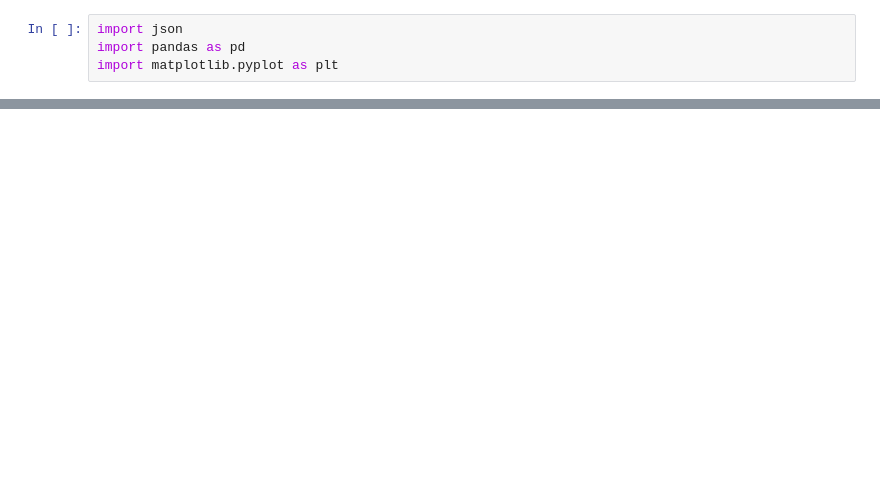
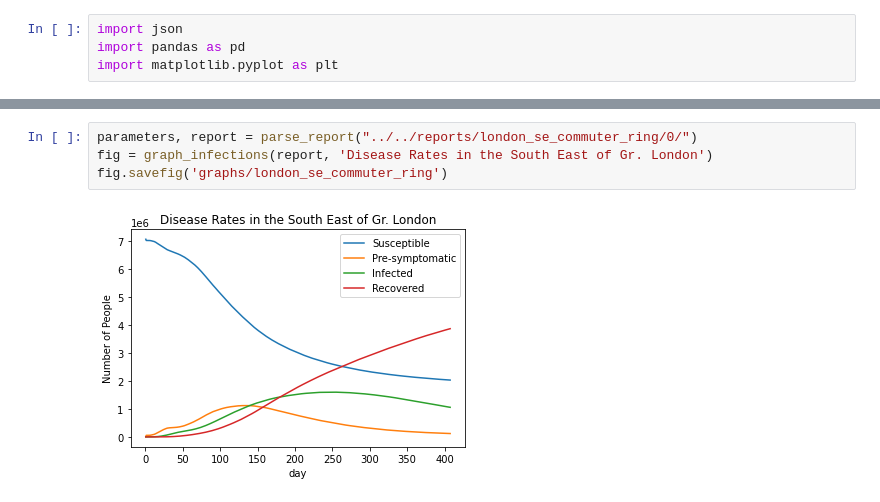
Before and after one commit to Alfred-Mountfield/outbreak-sim, a Jupyter notebook: python/report_analysis/report_reader.ipynb, the cells around one changed output, grey strips where cells are left out. Saved outputs shown, nothing was run; the diff lists cells and outputs as text; blank space fills up the shorter version.

```diff
--- a/python/report_analysis/report_reader.ipynb
+++ b/python/report_analysis/report_reader.ipynb
@@ -28,0 +39,6 @@ graph_infections(report)
+# %%
+parameters, report = parse_report("../../reports/london_se_commuter_ring/0/")
+fig = graph_infections(report, 'Disease Rates in the South East of Gr. London')
+fig.savefig('graphs/london_se_commuter_ring')
+# %% [output]
+[figure, added]
```
Also changed, not shown: parts of 4 cells of this notebook, 1 other file.
